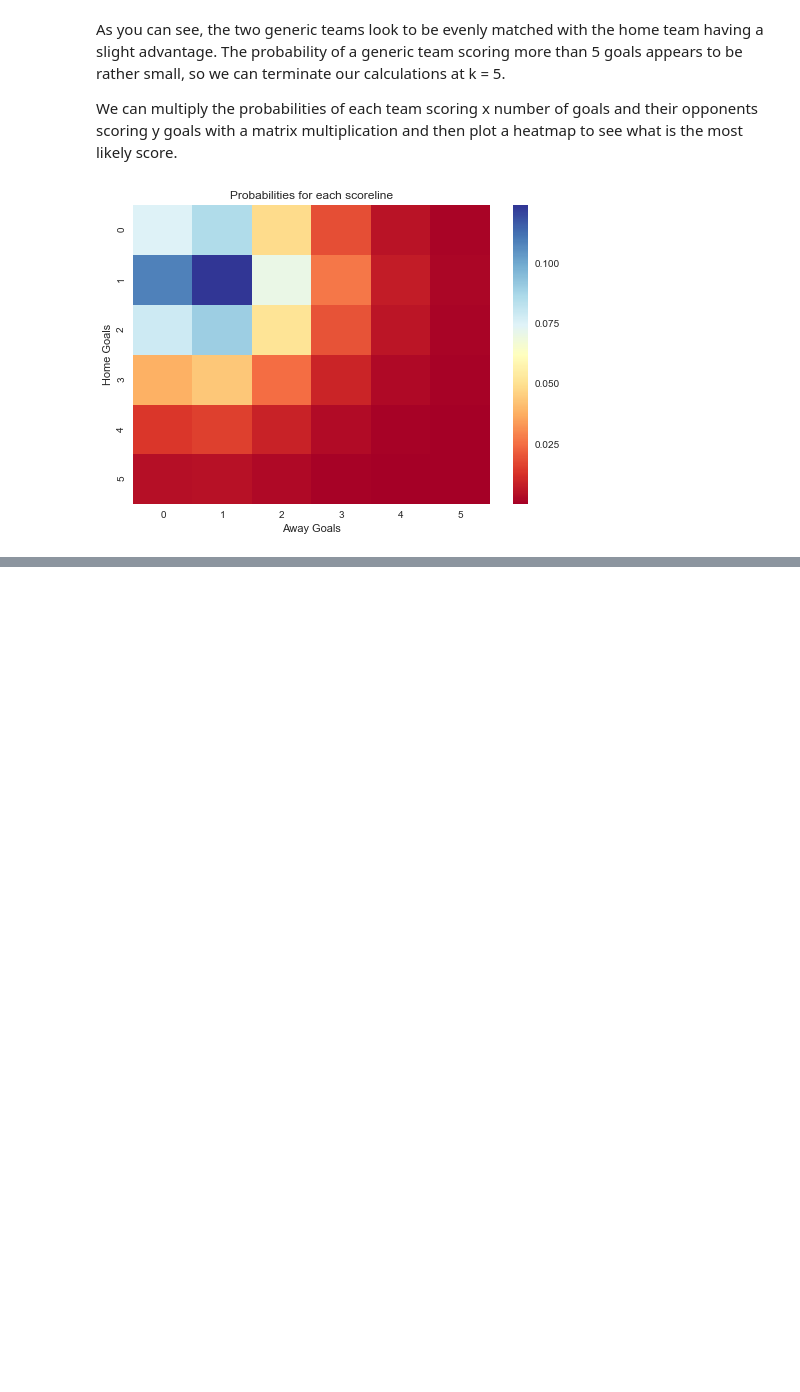
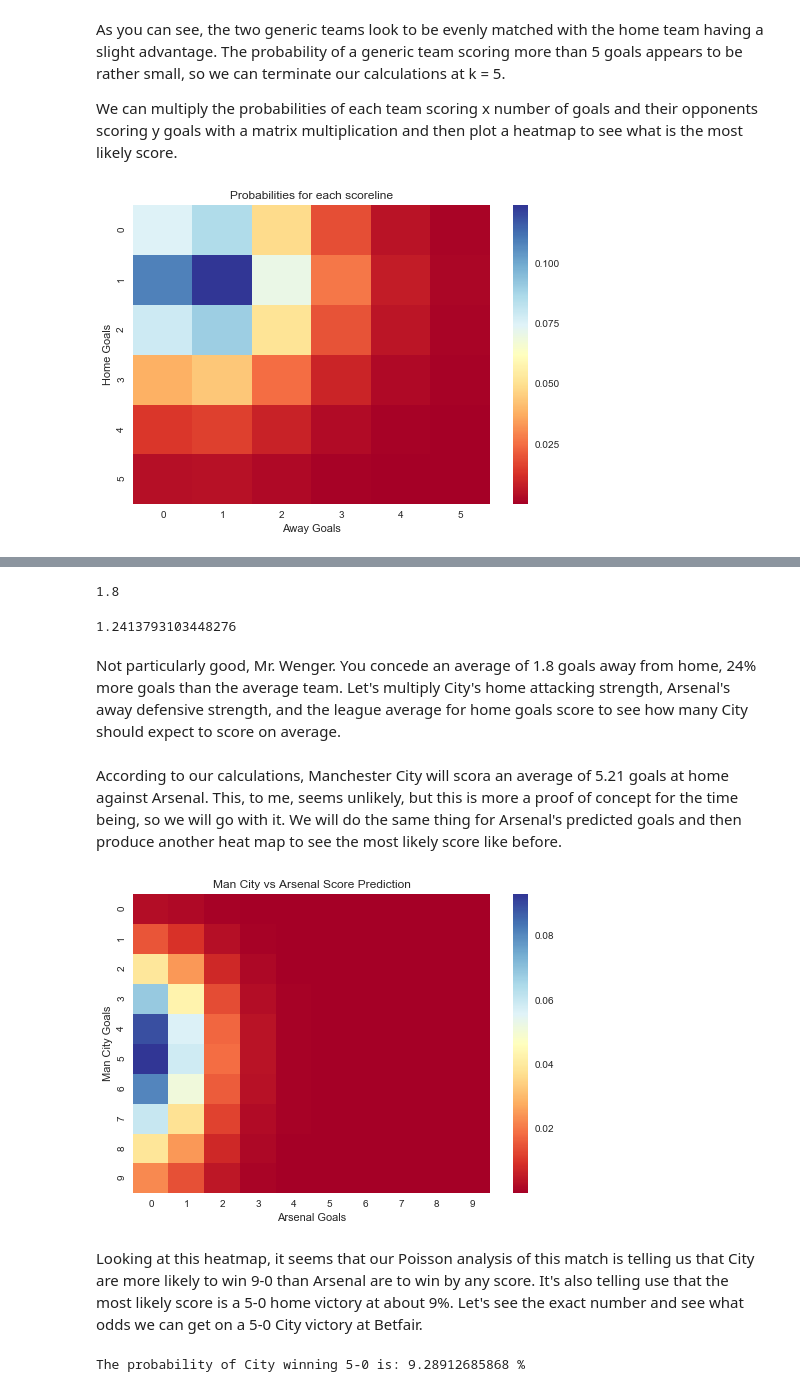
Before and after one commit to jblood14/football, a Jupyter notebook: Season_Modelling.ipynb, the cells around one changed output, grey strips where cells are left out. Drawn from its saved outputs; the diff is of its cells as text; code cells hidden in the pictures; blank space fills up the shorter version.

Commit message:
Updated to predict MCIvARS on Sunday

```diff
--- a/Season_Modelling.ipynb
+++ b/Season_Modelling.ipynb
@@ -148,0 +171,5 @@ Our heatmap shows that the most likely score is a 1-1 draw, with this result occ
+# %%
+city_home_for_avg = 21/5
+print(city_home_for_avg,'   (I told you so!)')
+mc_home_str_attack = city_home_for_avg/home_for
+mc_home_str_attack
@@ -148,0 +193,43 @@ Our heatmap shows that the most likely score is a 1-1 draw, with this result occ
+# %%
+ars_away_against = 9/5
+print(ars_away_against)
+ars_away_str_def = ars_away_against/away_against
+ars_away_str_def
+# %% [output]
+1.8
+1.2413793103448276
+# %% [markdown]
+Not particularly good, Mr. Wenger. You concede an average of 1.8 goals away from home, 24% more goals than the average team. Let's multiply City's home attacking strength, Arsenal's away defensive strength, and the league average for home goals score to see how many City should expect to score on average.
+# %%
+mc_goals = mc_home_str_attack*ars_away_str_def*home_for
+# %% [markdown]
+According to our calculations, Manchester City will scora an average of 5.21 goals at home against Arsenal. This, to me, seems unlikely, but this is more a proof of concept for the time being, so we will go with it. We will do the same thing for Arsenal's predicted goals and then produce another heat map to see the most likely score like before.
+# %%
+ars_away_for = 6/5
+ars_away_sr_at = ars_away_for/away_for
+
+mc_home_against = 3/5
+mc_home_str_def = mc_home_against/away_for
+
+ars_goals = ars_away_sr_at*mc_home_str_def*away_for
+
+#PMFs for the two teams
+mc_dist = np.array([poisson(mc_goals).pmf(k) for k in np.arange(10)])
+ars_dist = np.array([poisson(ars_goals).pmf(k) for k in np.arange(10)])
+#Score probability matrix
+scores = np.outer(mc_dist,ars_dist)
+
+#Heat Map
+sns.heatmap(scores,cmap='RdYlBu')
+plt.ylabel('Man City Goals')
+plt.xlabel('Arsenal Goals')
+plt.title('Man City vs Arsenal Score Prediction')
+plt.show()
+# %% [output]
+[figure, added]
+# %% [markdown]
+Looking at this heatmap, it seems that our Poisson analysis of this match is telling us that City are more likely to win 9-0 than Arsenal are to win by any score. It's also telling use that the most likely score is a 5-0 home victory at about 9%. Let's see the exact number and see what odds we can get on a 5-0 City victory at Betfair.
+# %%
+print('The probability of City winning 5-0 is:',mc_dist[5]*ars_dist[0]*100,'%')
+# %% [output]
+The probability of City winning 5-0 is: 9.28912685868 %
```
Also changed, not shown: parts of 14 cells of this notebook, 1 other file.
